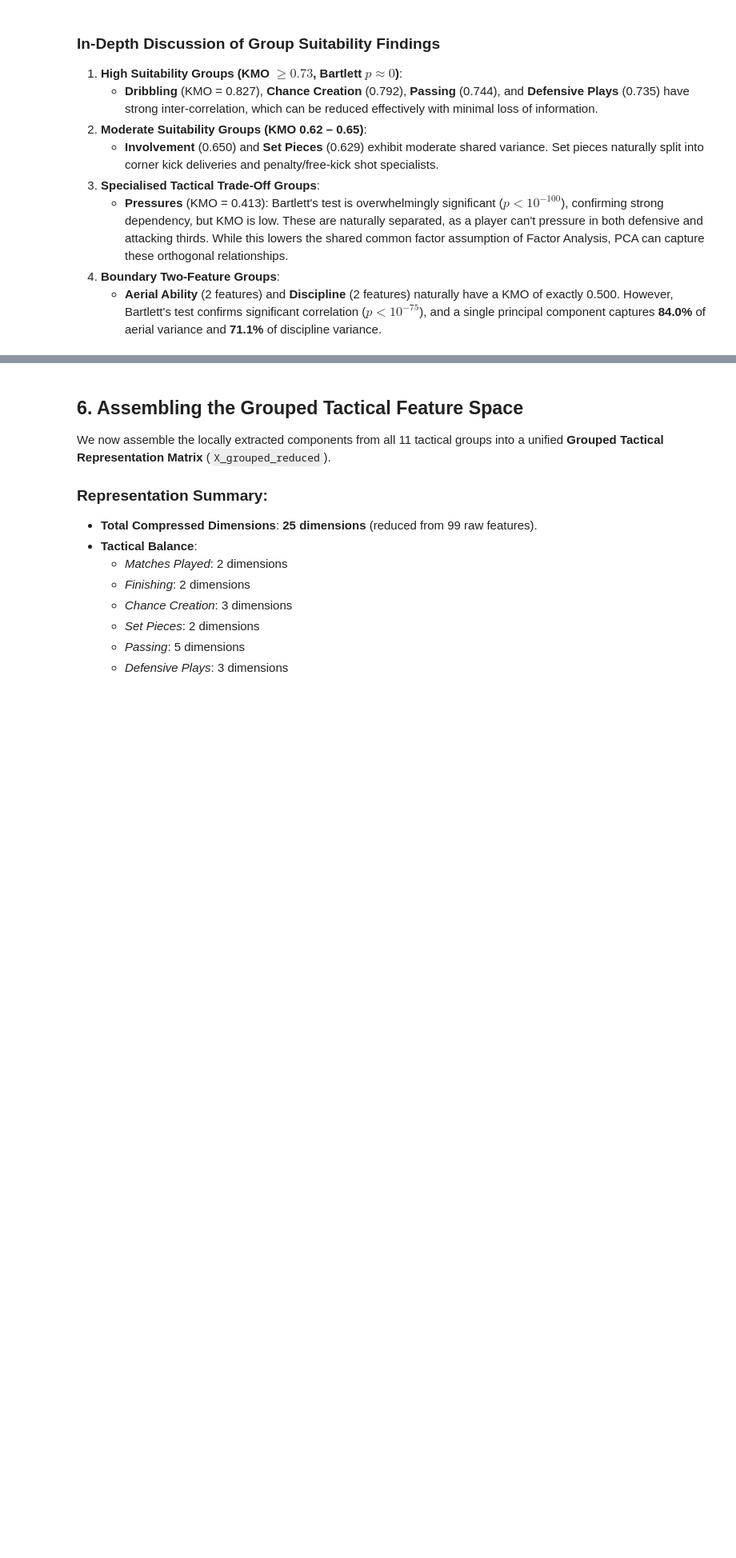
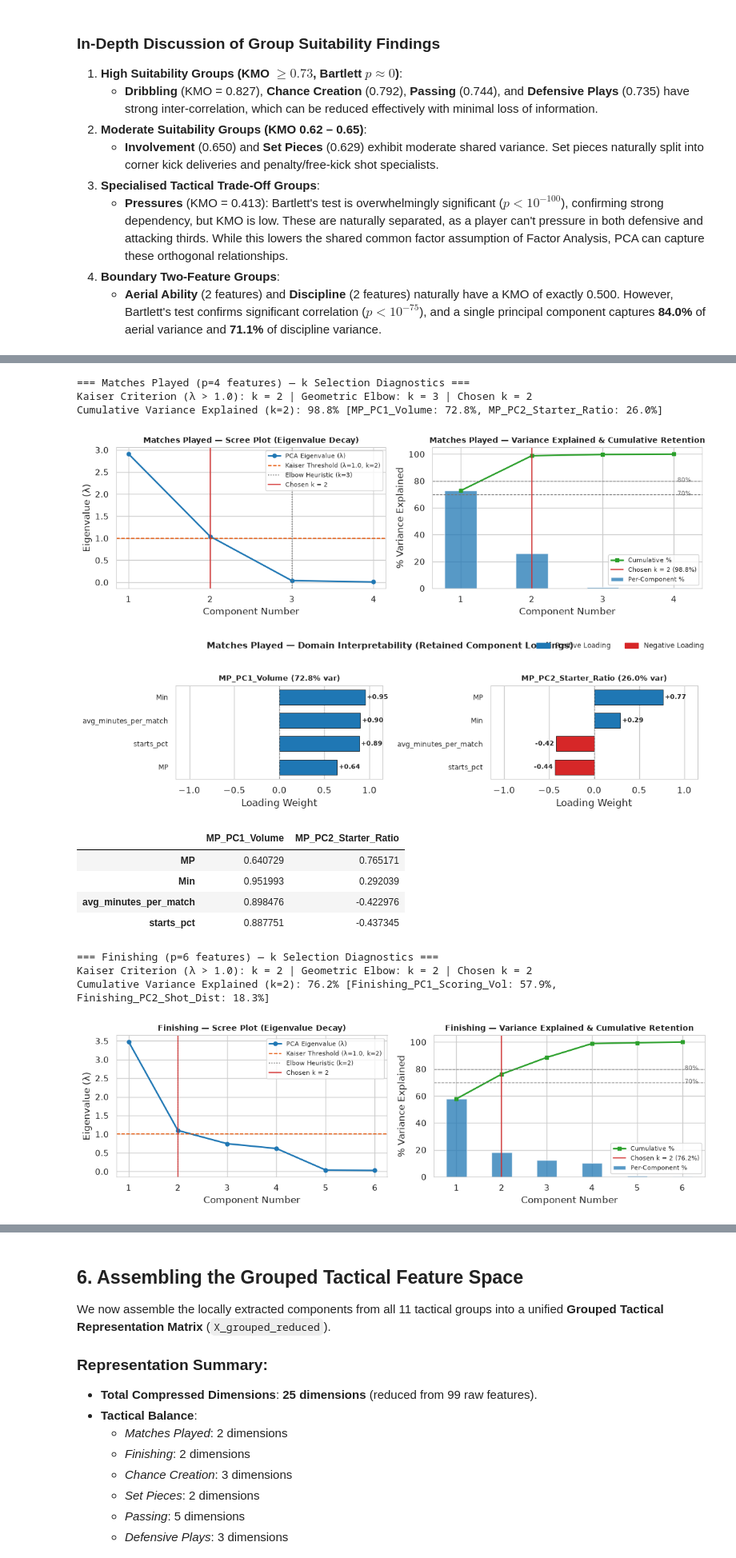
Before and after one commit to Scott-Trowers/player-architects, a Jupyter notebook: notebooks/season2122_dimension_reduction.ipynb, the cells around one changed output, grey strips where cells are left out. Shown at 80% size. Drawn from its saved outputs; the diff is of its cells as text; code cells hidden in the pictures; blank space fills up the shorter version.

```diff
--- a/notebooks/season2122_dimension_reduction.ipynb
+++ b/notebooks/season2122_dimension_reduction.ipynb
@@ -949,0 +970,68 @@ Set Pieces — Variance Explained: 2 PCs = 81.2%
+# %%
+# --- Group 1: Matches Played (4 features) ---
+grp1_cols = FEATURE_GROUPS['Matches Played']
+pca_grp1 = PCA(n_components=2).fit(df_scaled[grp1_cols])
+scores_grp1 = pca_grp1.transform(df_scaled[grp1_cols])
+loadings_grp1 = pd.DataFrame(
+    pca_grp1.components_.T * np.sqrt(pca_grp1.explained_variance_),
+    index=grp1_cols, columns=['MP_PC1_Volume', 'MP_PC2_Starter_Ratio']
+)
+
+plot_group_k_diagnostics(
+    X=df_scaled[grp1_cols],
+    group_name='Matches Played',
+    k_chosen=2,
+    loadings_df=loadings_grp1
+)
+display(loadings_grp1)
+
+# --- Group 2: Finishing (6 features) ---
+grp2_cols = FEATURE_GROUPS['Finishing']
+pca_grp2 = PCA(n_components=2).fit(df_scaled[grp2_cols])
+scores_grp2 = pca_grp2.transform(df_scaled[grp2_cols])
+# Align PC1 sign with goal volume
+if pca_grp2.components_[0, grp2_cols.index('Goals_p90')] < 0:
+    scores_grp2[:, 0] *= -1
+    pca_grp2.components_[0, :] *= -1
+# Align PC2 sign with shot distance
+if pca_grp2.components_[1, grp2_cols.index('ShoDist')] < 0:
+    scores_grp2[:, 1] *= -1
+    pca_grp2.components_[1, :] *= -1
+
+loadings_grp2 = pd.DataFrame(
+    pca_grp2.components_.T * np.sqrt(pca_grp2.explained_variance_),
+    index=grp2_cols, columns=['Finishing_PC1_Scoring_Vol', 'Finishing_PC2_Shot_Dist']
+)
+
+plot_group_k_diagnostics(
+    X=df_scaled[grp2_cols],
+    group_name='Finishing',
+    k_chosen=2,
+    loadings_df=loadings_grp2
+)
+display(loadings_grp2)
+
+plot_biplot(
+    scores=scores_grp2,
+    loadings=loadings_grp2.values,
+    feature_names=grp2_cols,
+    group_labels=df_meta['Primary_Pos'],
+    palette=POS_PALETTE,
+    title='Finishing Biplot: PC1 (Shooting Output) vs PC2 (Long Range Shooters)',
+    dim_x=0, dim_y=1, max_vectors=6
+)
+# %% [output]
+=== Matches Played (p=4 features) — k Selection Diagnostics ===
+Kaiser Criterion (λ > 1.0): k = 2 | Geometric Elbow: k = 3 | Chosen k = 2
+Cumulative Variance Explained (k=2): 98.8% [MP_PC1_Volume: 72.8%, MP_PC2_Starter_Ratio: 26.0%]
+[figure, added]
+[figure, added]
+|  | MP_PC1_Volume | MP_PC2_Starter_Ratio |
+| MP | 0.640729 | 0.765171 |
+| Min | 0.951993 | 0.292039 |
+| avg_minutes_per_match | 0.898476 | -0.422976 |
+| starts_pct | 0.887751 | -0.437345 |
+=== Finishing (p=6 features) — k Selection Diagnostics ===
+Kaiser Criterion (λ > 1.0): k = 2 | Geometric Elbow: k = 2 | Chosen k = 2
+Cumulative Variance Explained (k=2): 76.2% [Finishing_PC1_Scoring_Vol: 57.9%, Finishing_PC2_Shot_Dist: 18.3%]
+[figure, added]
```
Also changed, not shown: parts of 12 cells of this notebook.
